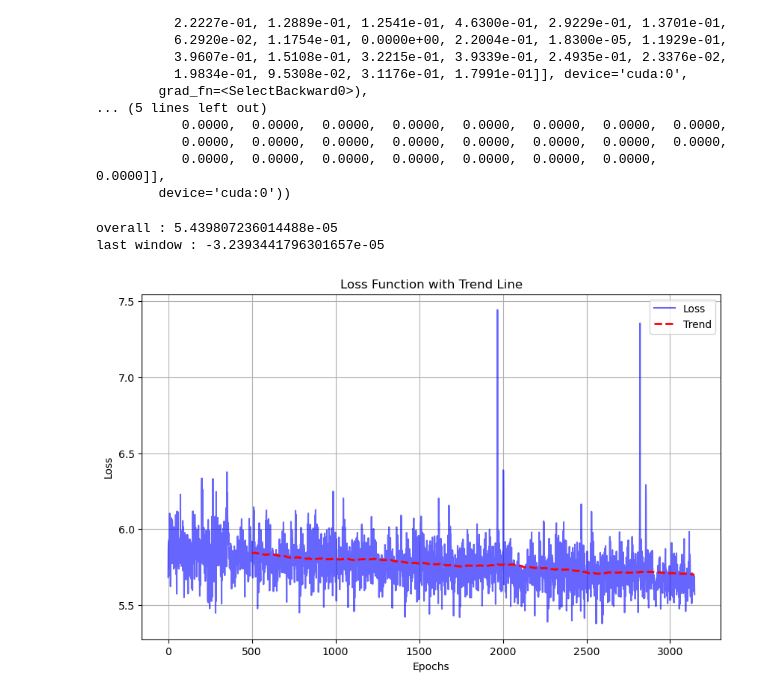
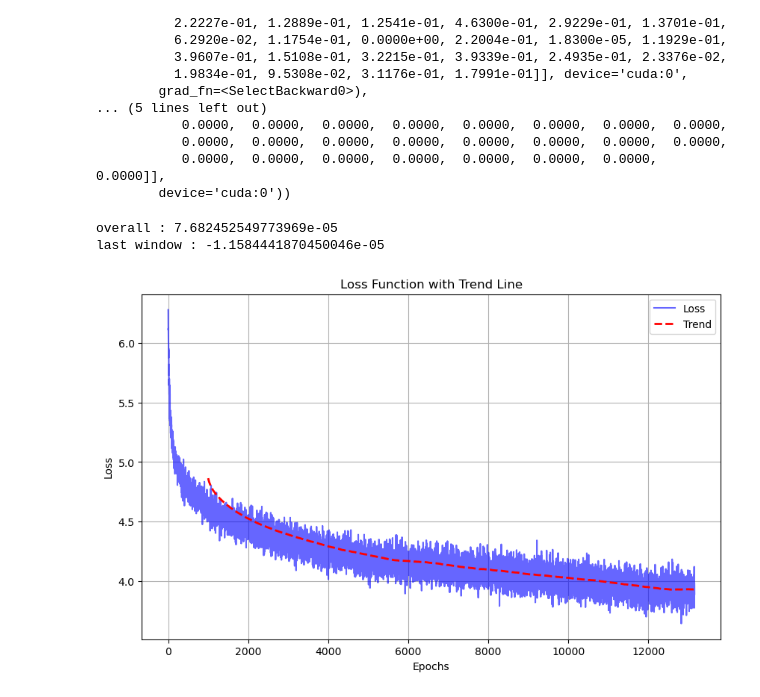
Before and after one commit to frost-head/miniGPT, a Jupyter notebook: train.ipynb, the cells around one changed output. Cells and saved outputs as stored; diff of their text form; code cells hidden in the pictures.

```diff
--- a/train.ipynb
+++ b/train.ipynb
@@ -78,4 +78,6 @@ import json
 
 # dataset = load_dataset("damerajee/english-to-hindi-l", split="train", streaming=False)
 # dataset = load_dataset("TIGER-Lab/MATH-plus", split="train", streaming=False)
-dataset = load_dataset("HuggingFaceFW/fineweb", name="CC-MAIN-2024-10", split="train", streaming=True)
+# dataset = load_dataset("HuggingFaceFW/fineweb", name="CC-MAIN-2024-10", split="train", streaming=True)
+
+dataset = load_dataset("rombodawg/LosslessMegaCodeTrainingV2", streaming=False, split="train")
@@ -223,15 +228,15 @@ class TransformerLRScheduler(torch.optim.lr_scheduler.LambdaLR):
         return (self.d_model ** -0.5) * min(step ** -0.5, step * self.warmup_steps ** -1.5)
 # %%
 # history = []
-history = torch.load('checkpoints/history1.pth')
+history = torch.load('checkpoints/history0.pth')
 rloss = 0
 # %%
 loss_fn = nn.CrossEntropyLoss(ignore_index=0)
 loss_fn2 = nn.MSELoss()
 loss_fn3 = nn.MSELoss()
 loss_fn4 = nn.MSELoss()
-optimizer = torch.optim.AdamW(fmodel.parameters(), betas=(0.9, 0.99), lr = 1e-4)
-optimizer.load_state_dict(torch.load('checkpoints/optimizer1.pth'))
+optimizer = torch.optim.AdamW(fmodel.parameters(), betas=(0.9, 0.99), lr = 3e-4)
+optimizer.load_state_dict(torch.load('checkpoints/optimizer0.pth'))
 optimizer.zero_grad()
 torch.cuda.empty_cache()
 # schedular = TransformerLRScheduler(optimizer, 512, 500)
@@ -293,7 +298,7 @@ for epoch in range(4000):
 
         a = a.to(torch.long).to('cuda')
 
-        max_no_tokens = 2**8        # accumulation_steps2 = 1
+        max_no_tokens = 2**7       # accumulation_steps2 = 1
         accumulation_steps = max_no_tokens//(modelArguments.max_batch_size)
 
 
@@ -312,9 +317,9 @@ for epoch in range(4000):
 
 
         if (batch_idx+1) % ((max_no_tokens / modelArguments.max_batch_size)*8) == 0 or math.isnan(loss):
-            torch.save(fmodel.state_dict(), 'checkpoints/model_weightsBPE6.pth')
-            torch.save(optimizer.state_dict(), 'checkpoints/optimizer1.pth')
-            torch.save(history, 'checkpoints/history1.pth')
+            torch.save(fmodel.state_dict(), 'checkpoints/model_weightsBPE0.pth')
+            torch.save(optimizer.state_dict(), 'checkpoints/optimizer0.pth')
+            torch.save(history, 'checkpoints/history0.pth')
 
             clear_output()
             print("-"*6,f" Loss: {rloss}", "-"*6,"\n")
@@ -414,10 +385,10 @@ torch.save(history, 'checkpoints/history1.pth')
 # %%
 # plt.plot(history[3920:])
 # plt.yscale('log')
 # plt.show()
 # history = torch.load('checkpoints/history1.pth')
-plot_loss_with_trend(history[22000:], window_size=500)
+plot_loss_with_trend(history[0000:], window_size=1000)
 # %% [output]
-overall : 5.439807236014488e-05
-last window : -3.2393441796301657e-05
+overall : 7.682452549773969e-05
+last window : -1.1584441870450046e-05
-[figure, old version]
+[figure, new version]
```
Also changed, not shown: parts of 4 cells of this notebook, 5 other files.
